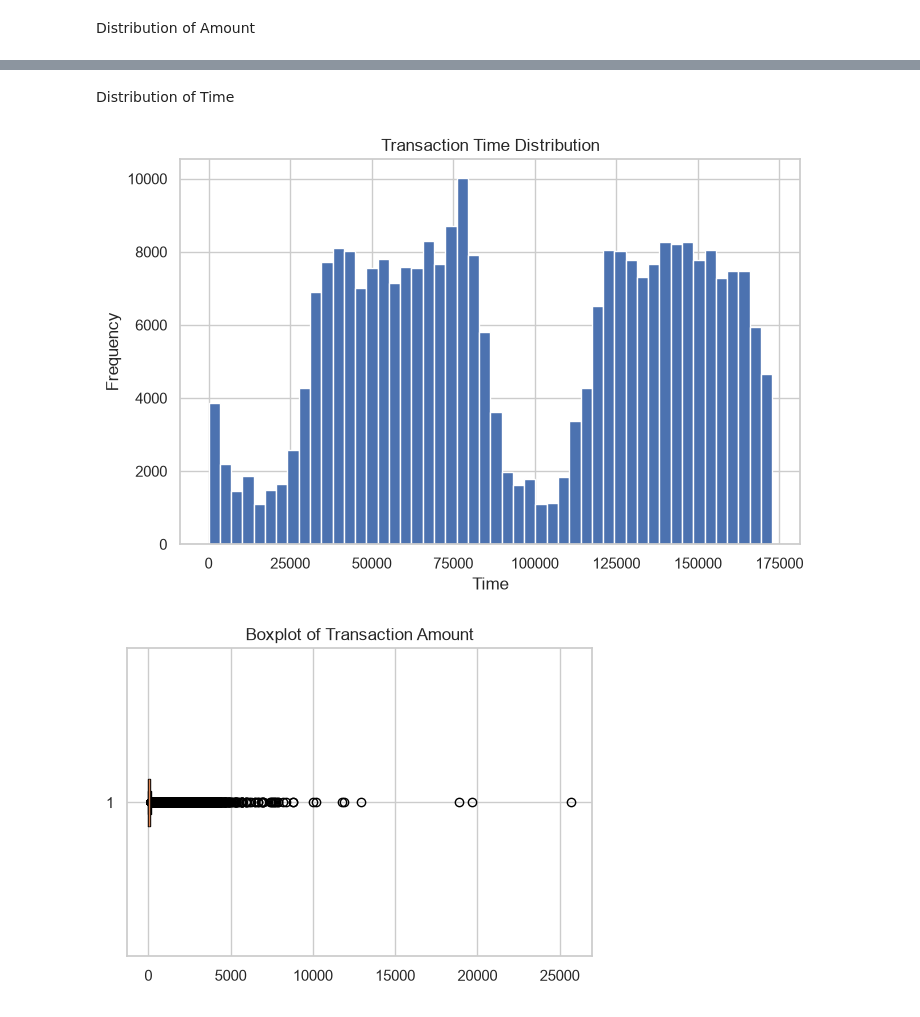
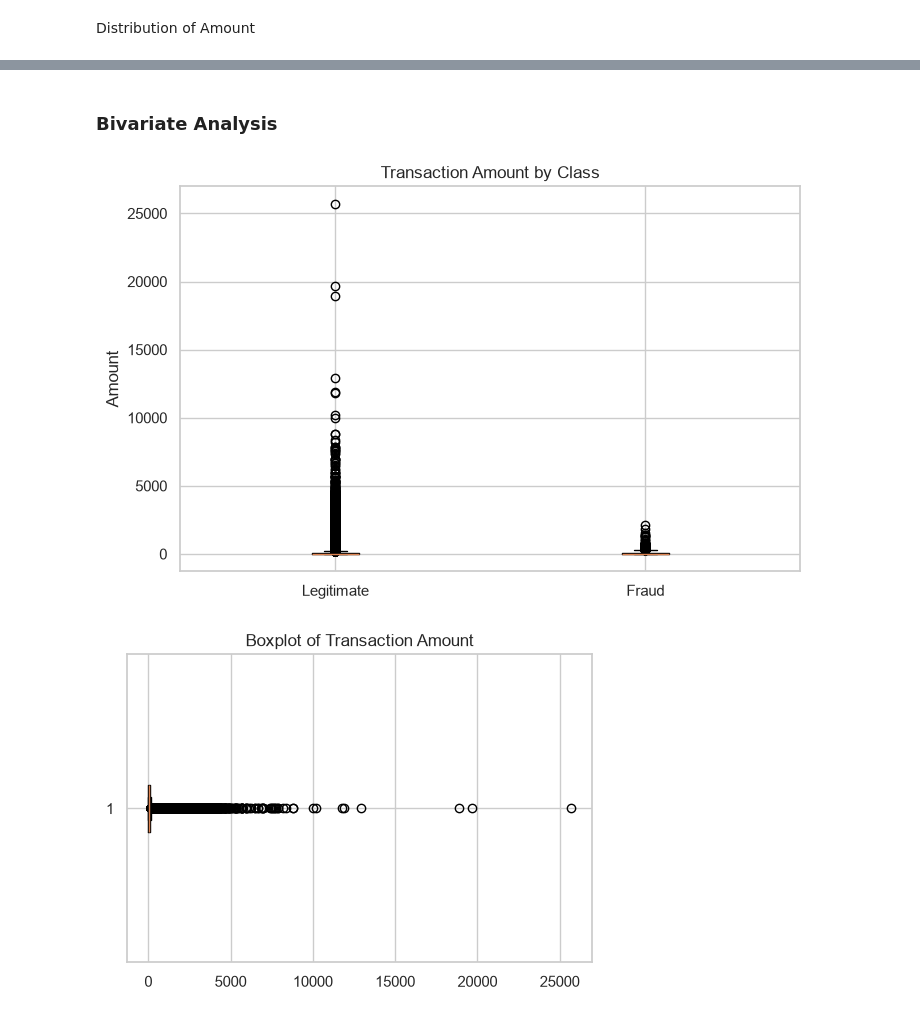
Before and after one commit to yajvashee/Credit-Card-Fraud-Detection, a Jupyter notebook: CC_EDA.ipynb, the cells around one changed output, grey strips where cells are left out. Cells and saved outputs as stored; diff of their text form; code cells hidden in the pictures.

```diff
--- a/CC_EDA.ipynb
+++ b/CC_EDA.ipynb
@@ -257,11 +278,0 @@ print(bins)
-# %% [markdown]
-Distribution of Time
-# %%
-plt.figure(figsize=(8,5))
-plt.hist(df["Time"], bins=50)
-plt.title("Transaction Time Distribution")
-plt.xlabel("Time")
-plt.ylabel("Frequency")
-plt.show()
-# %% [output]
-[figure, removed]
@@ -270,3 +279,22 @@ Boxplot for Amount
+# %% [markdown]
+### Bivariate Analysis
+# %%
+plt.figure(figsize=(8,5))
+
+plt.boxplot(
+    [
+        df[df["Class"] == 0]["Amount"],
+        df[df["Class"] == 1]["Amount"]
+    ],
+    tick_labels=["Legitimate", "Fraud"]
+)
+
+plt.title("Transaction Amount by Class")
+plt.ylabel("Amount")
+
+plt.show()
+# %% [output]
+[figure, added]
 # %%
 plt.figure(figsize=(6,4))
 plt.boxplot(df["Amount"], vert=False)
```
Also changed, not shown: parts of 56 cells of this notebook.
